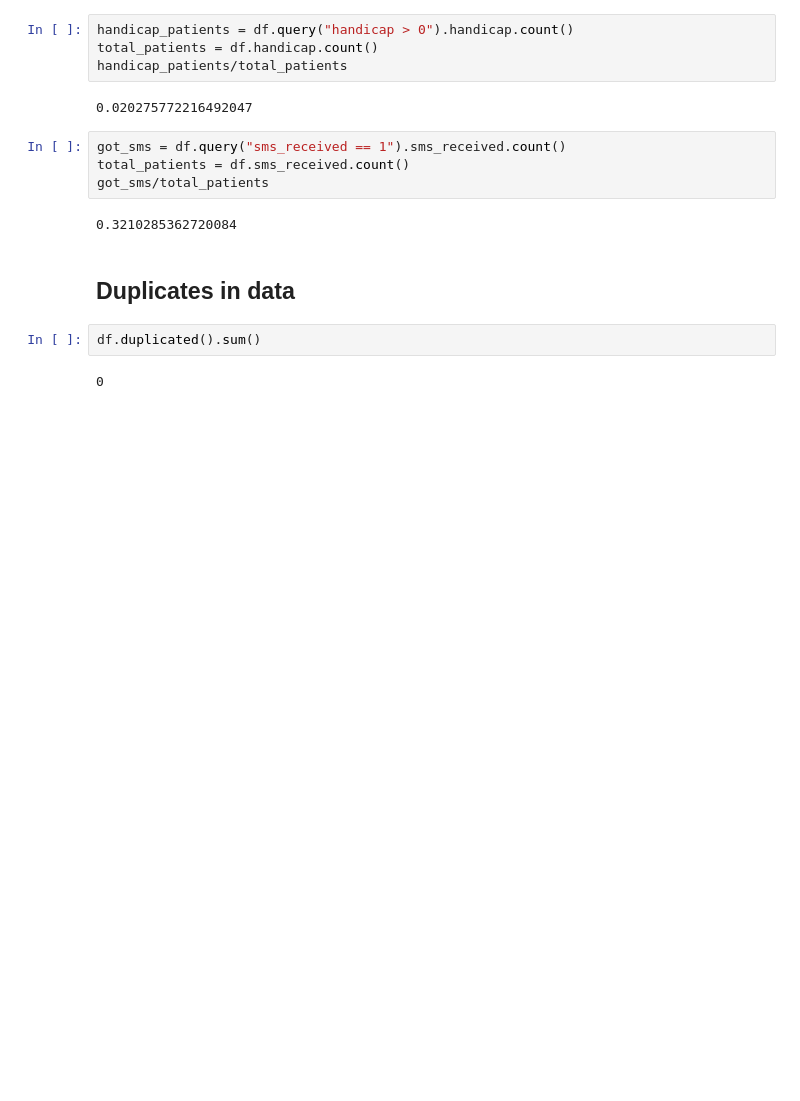
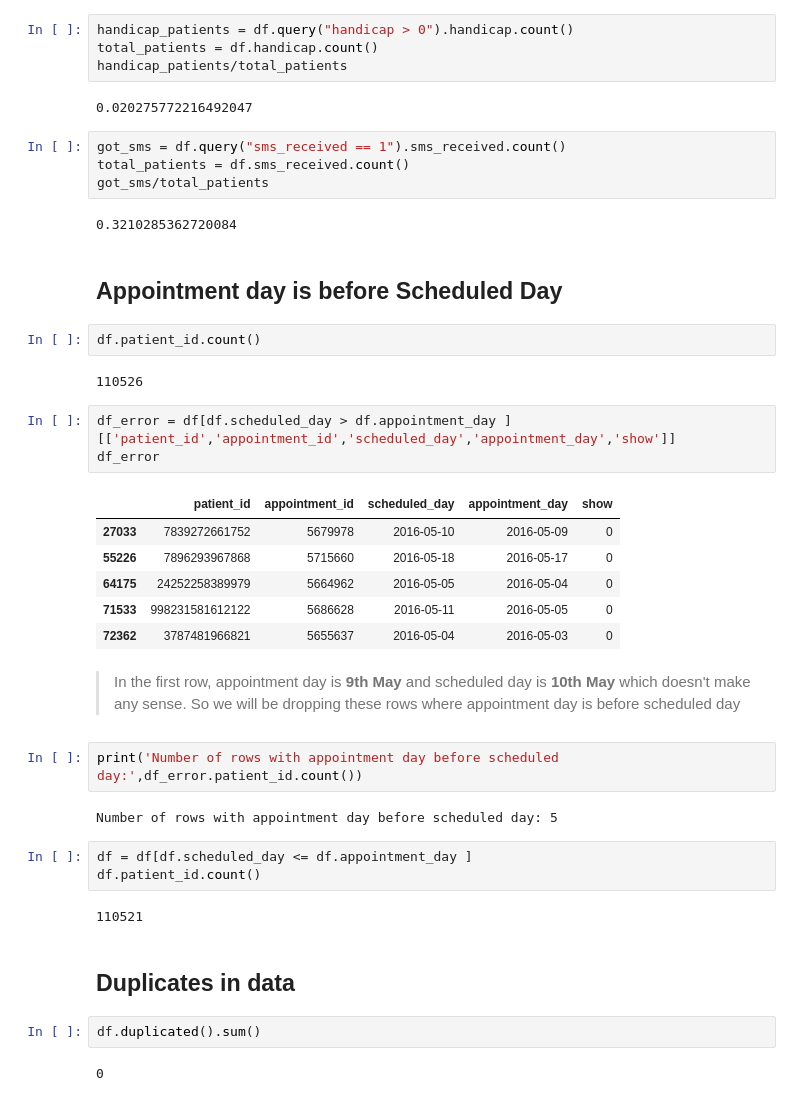
Before and after one commit to dishankkalra23/Medical-Appointment-No-Shows, a Jupyter notebook: Medical_Appointment_No_Shows.ipynb, the cells around one changed output. Drawn from its saved outputs; the diff is of its cells as text; blank space fills up the shorter version.

```diff
--- a/Medical_Appointment_No_Shows.ipynb
+++ b/Medical_Appointment_No_Shows.ipynb
@@ -234,6 +234,33 @@ total_patients = df.sms_received.count()
 got_sms/total_patients
 # %% [output]
 0.3210285362720084
+# %% [markdown]
+## Appointment day is before Scheduled Day
+# %%
+df.patient_id.count()
+# %% [output]
+110526
+# %%
+df_error = df[df.scheduled_day > df.appointment_day ][['patient_id','appointment_id','scheduled_day','appointment_day','show']]
+df_error
+# %% [output]
+|  | patient_id | appointment_id | scheduled_day | appointment_day | show |
+| 27033 | 7839272661752 | 5679978 | 2016-05-10 | 2016-05-09 | 0 |
+| 55226 | 7896293967868 | 5715660 | 2016-05-18 | 2016-05-17 | 0 |
+| 64175 | 24252258389979 | 5664962 | 2016-05-05 | 2016-05-04 | 0 |
+| 71533 | 998231581612122 | 5686628 | 2016-05-11 | 2016-05-05 | 0 |
+| 72362 | 3787481966821 | 5655637 | 2016-05-04 | 2016-05-03 | 0 |
+# %% [markdown]
+> In the first row, appointment day is **9th May** and scheduled day is **10th May** which doesn't make any sense. So we will be dropping these rows where appointment day is before scheduled day
+# %%
+print('Number of rows with appointment day before scheduled day:',df_error.patient_id.count())
+# %% [output]
+Number of rows with appointment day before scheduled day: 5
+# %%
+df = df[df.scheduled_day <= df.appointment_day ]
+df.patient_id.count()
+# %% [output]
+110521
 # %% [markdown]
 ## Duplicates in data
 # %%
```
Also changed, not shown: parts of 7 cells of this notebook.
